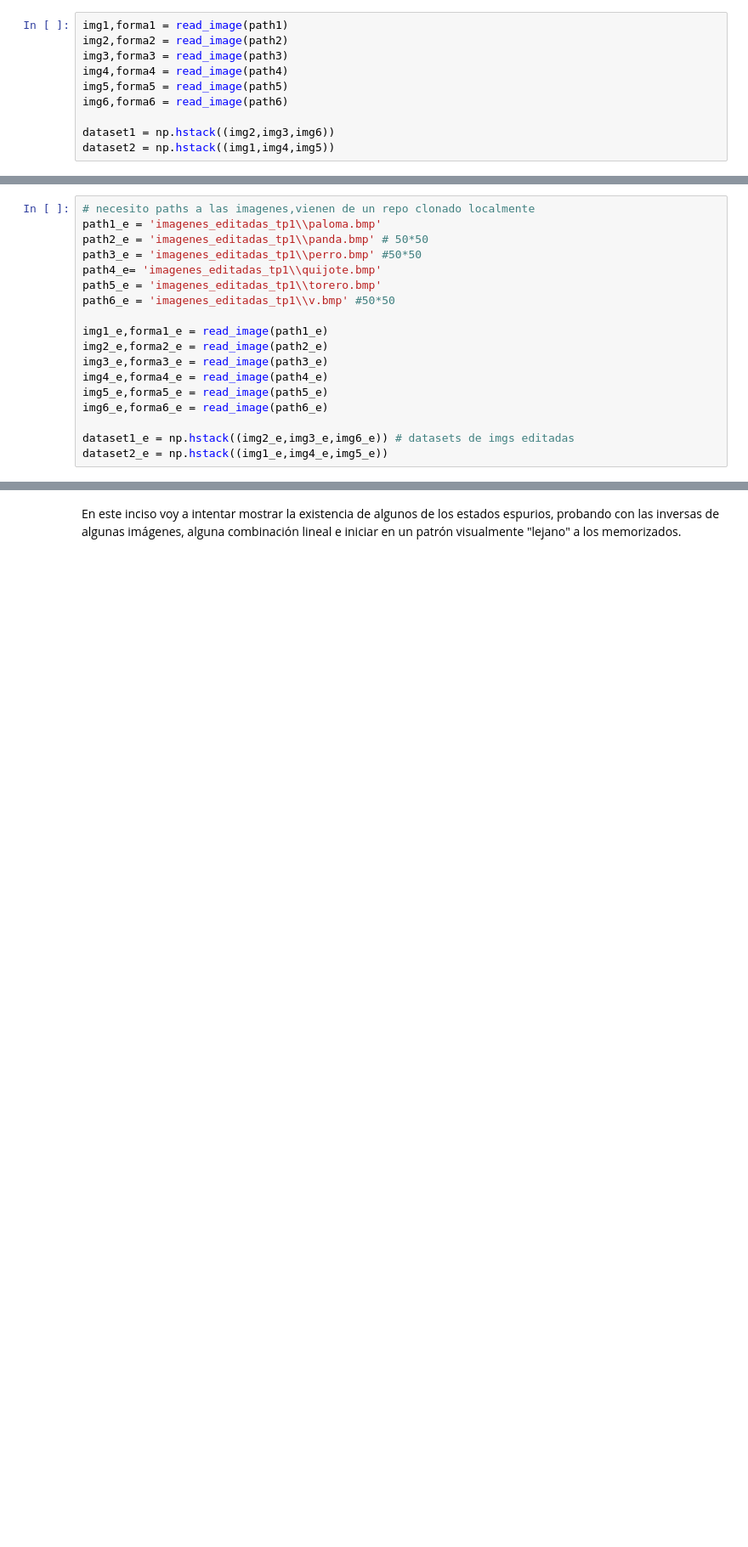
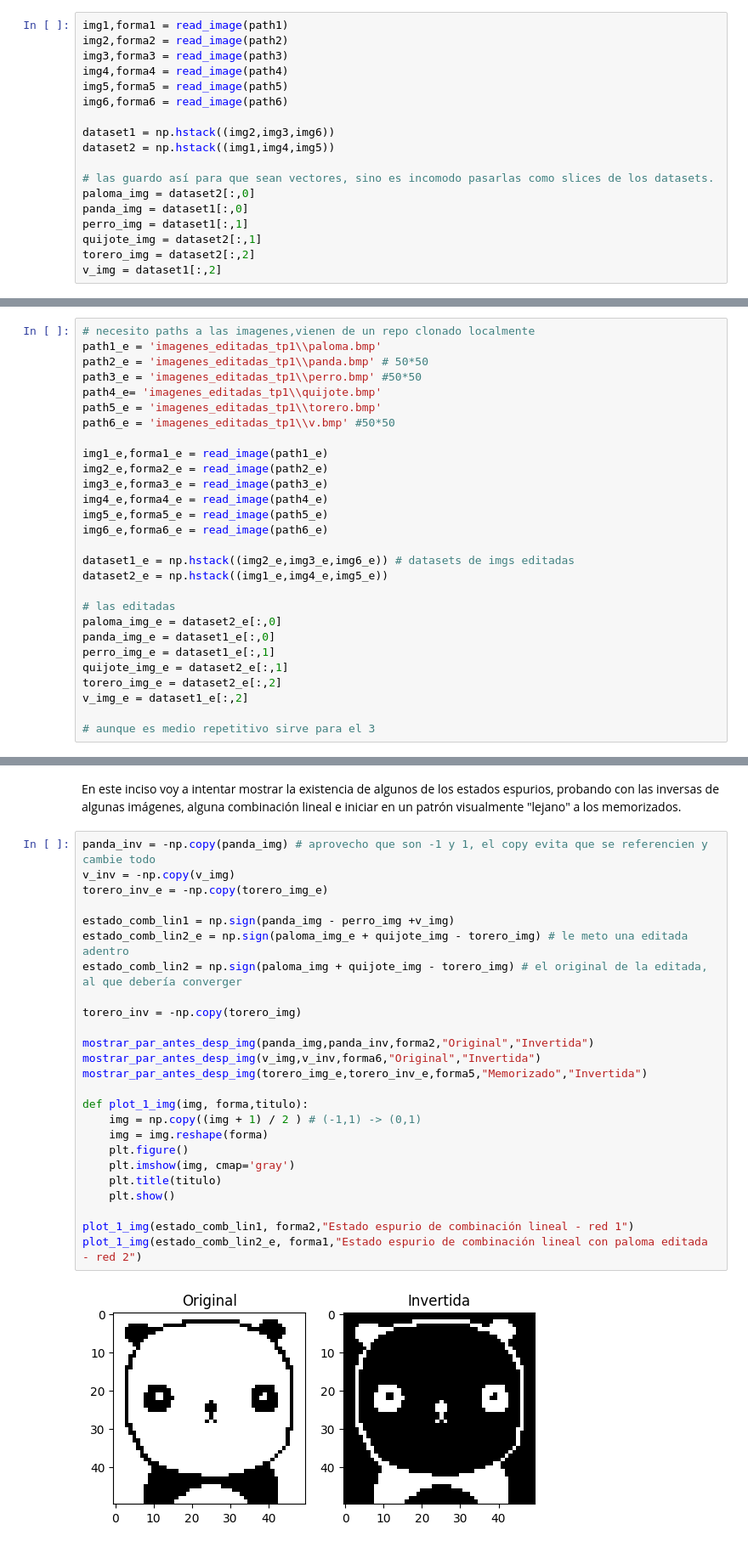
Before and after one commit to Icavicchioli/Redes-neuronales, a Jupyter notebook: Ej1_tp1.ipynb, the cells around one changed output, grey strips where cells are left out. Shown at 85% size. Drawn from its saved outputs; the diff is of its cells as text; blank space fills up the shorter version.

```diff
--- a/Ej1_tp1.ipynb
+++ b/Ej1_tp1.ipynb
@@ -64,6 +64,14 @@ img6,forma6 = read_image(path6)
 
 dataset1 = np.hstack((img2,img3,img6))
 dataset2 = np.hstack((img1,img4,img5))
+
+# las guardo así para que sean vectores, sino es incomodo pasarlas como slices de los datasets.
+paloma_img = dataset2[:,0]
+panda_img = dataset1[:,0]
+perro_img = dataset1[:,1]
+quijote_img = dataset2[:,1]
+torero_img = dataset2[:,2]
+v_img = dataset1[:,2]
 # %% [markdown]
 Con los datasets calculamos las matrices de pesos.
 # %%
@@ -178,4 +186,14 @@ img6_e,forma6_e = read_image(path6_e)
 
 dataset1_e = np.hstack((img2_e,img3_e,img6_e)) # datasets de imgs editadas
 dataset2_e = np.hstack((img1_e,img4_e,img5_e))
+
+# las editadas
+paloma_img_e = dataset2_e[:,0]
+panda_img_e = dataset1_e[:,0]
+perro_img_e = dataset1_e[:,1]
+quijote_img_e = dataset2_e[:,1]
+torero_img_e = dataset2_e[:,2]
+v_img_e = dataset1_e[:,2]
+
+# aunque es medio repetitivo sirve para el 3
 # %%
@@ -311,2 +327,29 @@ Para nuestras redes de 3 imágenes cada una, habrán 3 estados deseados, 3 inver
 # %% [markdown]
 En este inciso voy a intentar mostrar la existencia de algunos de los estados espurios, probando con las inversas de algunas imágenes, alguna combinación lineal e iniciar en un patrón visualmente "lejano" a los memorizados.
+# %%
+panda_inv = -np.copy(panda_img) # aprovecho que son -1 y 1, el copy evita que se referencien y cambie todo
+v_inv = -np.copy(v_img)
+torero_inv_e = -np.copy(torero_img_e)
+
+estado_comb_lin1 = np.sign(panda_img - perro_img +v_img)
+estado_comb_lin2_e = np.sign(paloma_img_e + quijote_img - torero_img) # le meto una editada adentro
+estado_comb_lin2 = np.sign(paloma_img + quijote_img - torero_img) # el original de la editada, al que debería converger
+
+torero_inv = -np.copy(torero_img)
+
+mostrar_par_antes_desp_img(panda_img,panda_inv,forma2,"Original","Invertida")
+mostrar_par_antes_desp_img(v_img,v_inv,forma6,"Original","Invertida")
+mostrar_par_antes_desp_img(torero_img_e,torero_inv_e,forma5,"Memorizado","Invertida")
+
+def plot_1_img(img, forma,titulo):
+    img = np.copy((img + 1) / 2 ) # (-1,1) -> (0,1)
+    img = img.reshape(forma)
+    plt.figure()
+    plt.imshow(img, cmap='gray')
+    plt.title(titulo)
+    plt.show()
+
+plot_1_img(estado_comb_lin1, forma2,"Estado espurio de combinación lineal - red 1")
+plot_1_img(estado_comb_lin2_e, forma1,"Estado espurio de combinación lineal con paloma editada - red 2")
+# %% [output]
+[figure, added]
```
Also changed, not shown: parts of 27 cells of this notebook.
